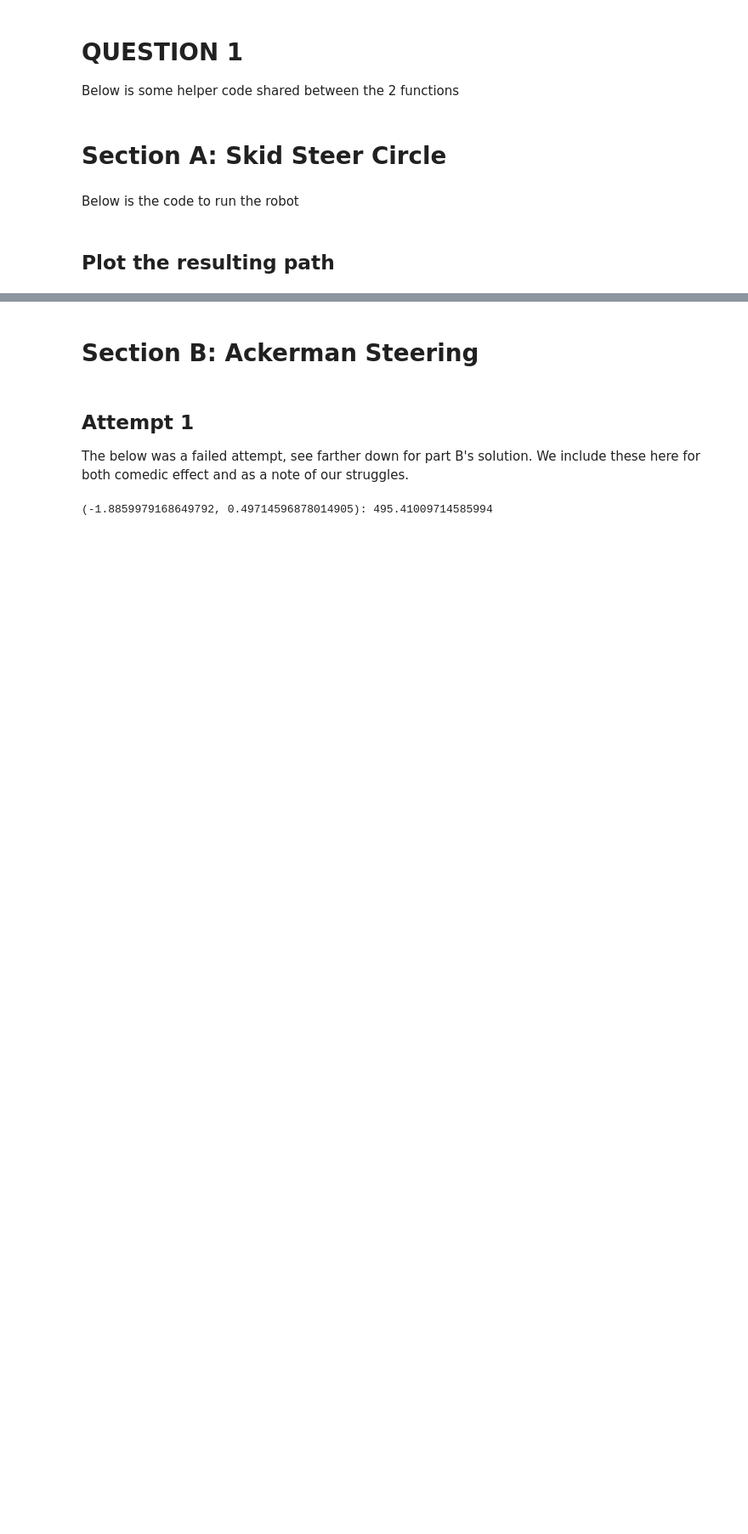
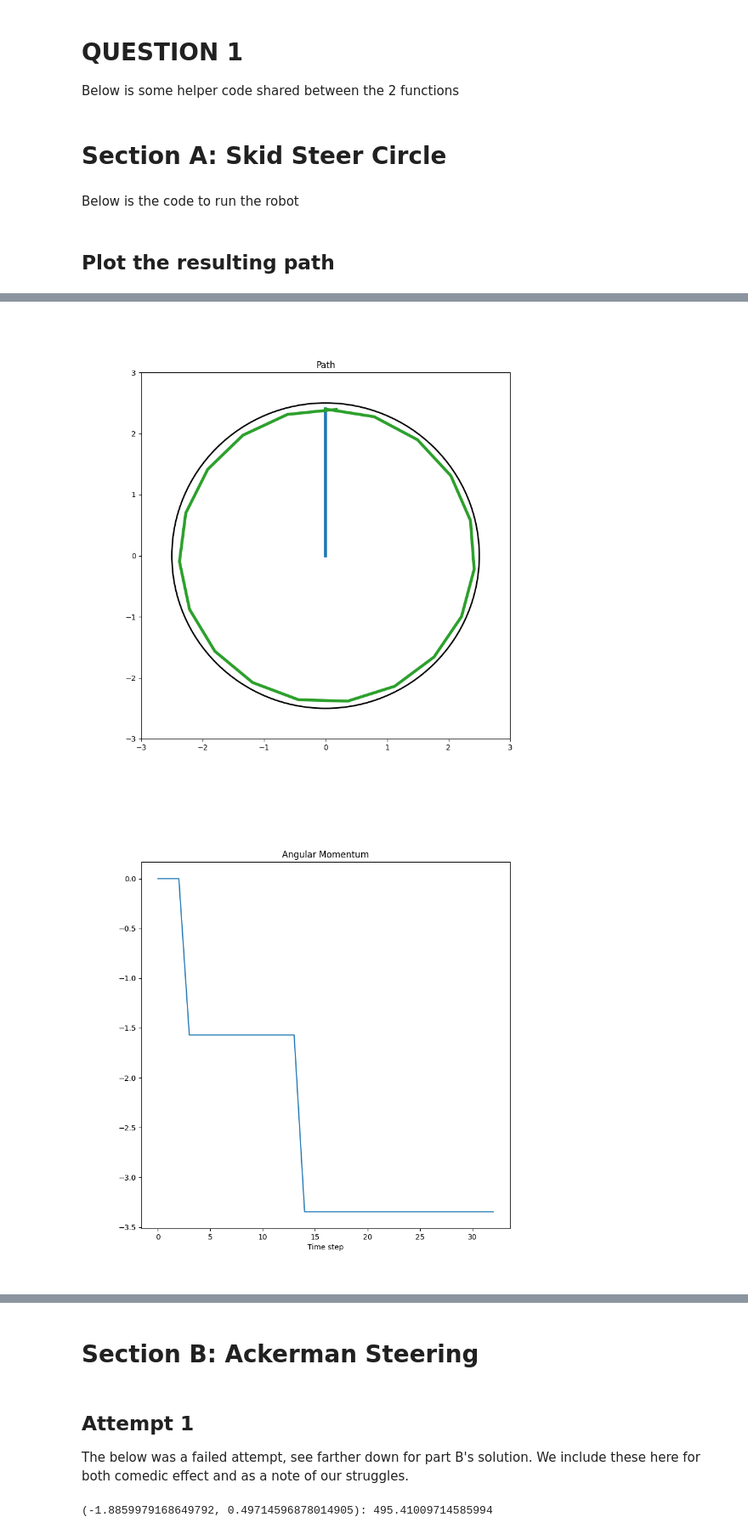
Before and after one commit to jonathan-crandall/CS5510-Robot-Intelligence, a Jupyter notebook: midterm_1.ipynb, the cells around one changed output, grey strips where cells are left out. Shown at 85% size. Saved outputs shown, nothing was run; the diff lists cells and outputs as text; code cells hidden in the pictures; blank space fills up the shorter version.

```diff
--- a/midterm_1.ipynb
+++ b/midterm_1.ipynb
@@ -174,0 +165,7 @@ plot_path_x_y_angular_velocities(path_x, path_y, angular_momentum)
+# %%
+angular, x_vel, y_vel = [i[0] for i in angular_momentum], [i[1] for i in angular_momentum], [i[2] for i in angular_momentum]
+
+plot_path_x_y_angular_velocities(path_x, path_y, x_vel, y_vel, angular)
+# %% [output]
+[figure, added]
+[figure, added]
```
Also changed, not shown: parts of 13 cells of this notebook, 1 other file.
